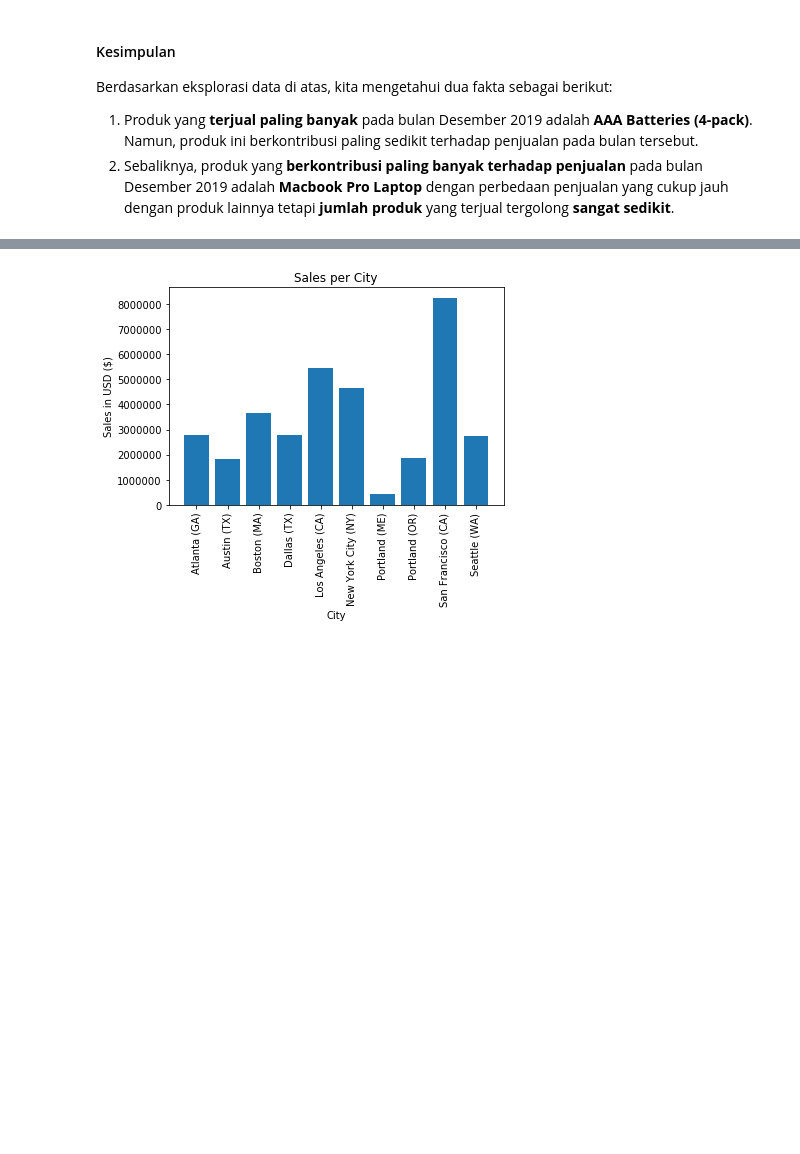
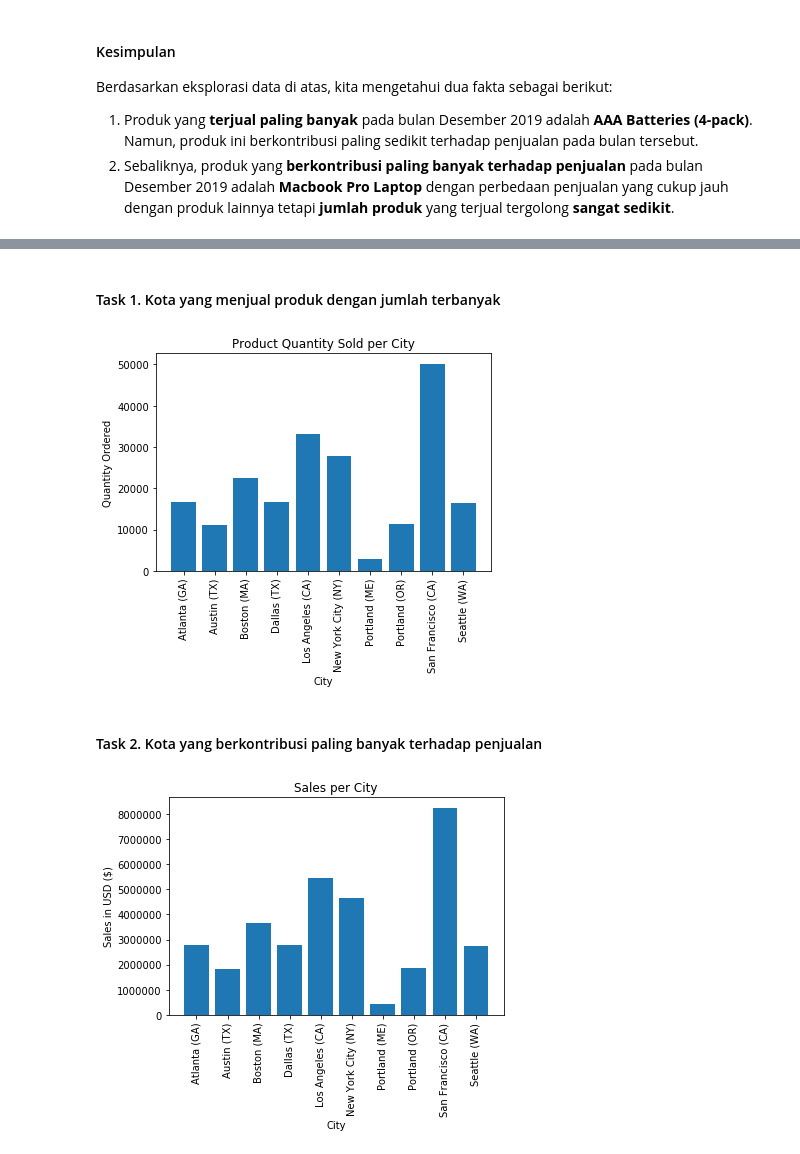
Before and after one commit to ricoputrap/electrosales-2019, a Jupyter notebook: SalesAnalysis.ipynb, the cells around one changed output, grey strips where cells are left out. Drawn from its saved outputs; the diff is of its cells as text; code cells hidden in the pictures; blank space fills up the shorter version.

```diff
--- a/SalesAnalysis.ipynb
+++ b/SalesAnalysis.ipynb
@@ -550,3 +554,22 @@ Berdasarkan eksplorasi data di atas, kita mengetahui dua fakta sebagai berikut:
+# %% [markdown]
+#### Task 1. Kota yang menjual produk dengan jumlah terbanyak
+# %%
+# get all cities in ordered
+cities = [city for city, df in df.groupby(['City'])]
+
+# setup the bar chart
+plt.bar(cities, df.groupby(['City'])['Quantity Ordered'].sum())
+
+# set bar chart appearance
+plt.title("Product Quantity Sold per City")
+plt.xlabel("City")
+plt.ylabel("Quantity Ordered")
+plt.xticks(cities, rotation='vertical')
+plt.show()
+# %% [output]
+[figure, added]
+# %% [markdown]
+#### Task 2. Kota yang berkontribusi paling banyak terhadap penjualan
 # %%
 # get all cities in ordered
 cities = [city for city, df in df.groupby(['City'])]
```
Also changed, not shown: parts of 27 cells of this notebook.
